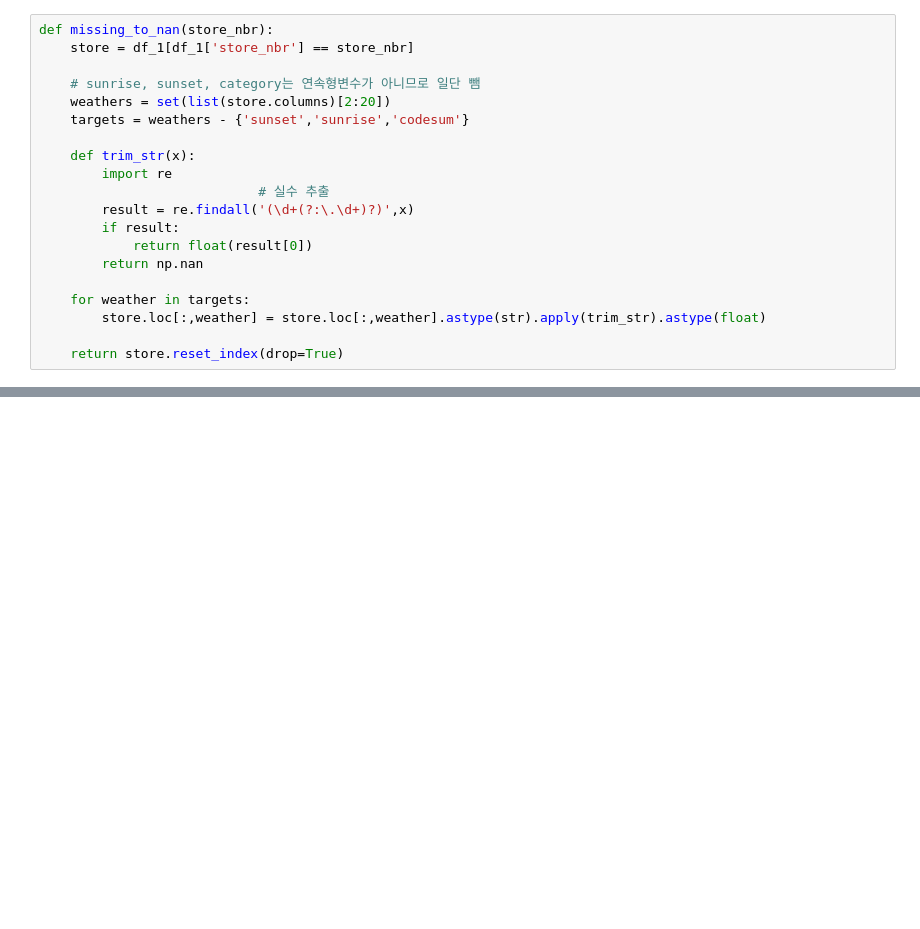
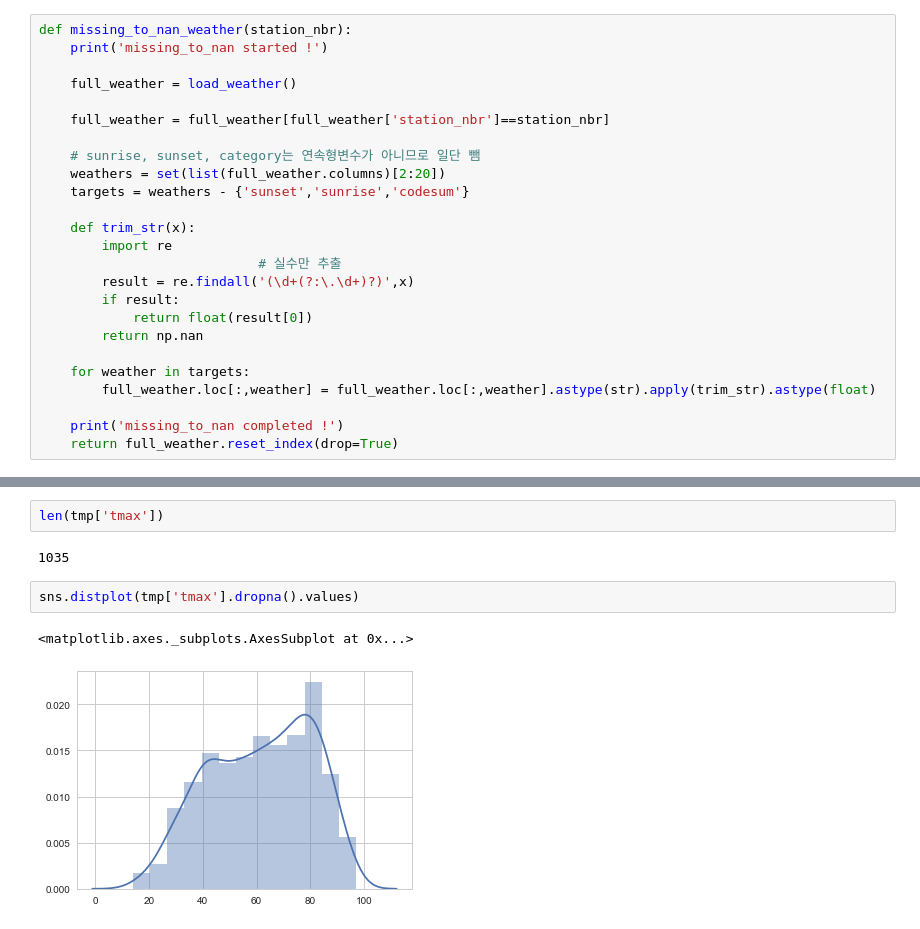
Before and after one commit to lucaseo/dss7-walmart-project, a Jupyter notebook: jw/fill_missing_by_mean.ipynb, the cells around one changed output, grey strips where cells are left out. Cells and saved outputs as stored; diff of their text form; blank space fills up the shorter version.

```diff
--- a/jw/fill_missing_by_mean.ipynb
+++ b/jw/fill_missing_by_mean.ipynb
@@ -5,21 +11,26 @@ pd.options.mode.chained_assignment = None
 # %%
-def missing_to_nan(store_nbr):
-    store = df_1[df_1['store_nbr'] == store_nbr]
+def missing_to_nan_weather(station_nbr):
+    print('missing_to_nan started !')
+
+    full_weather = load_weather()
+
+    full_weather = full_weather[full_weather['station_nbr']==station_nbr]
 
     # sunrise, sunset, category는 연속형변수가 아니므로 일단 뺌
-    weathers = set(list(store.columns)[2:20])
+    weathers = set(list(full_weather.columns)[2:20])
     targets = weathers - {'sunset','sunrise','codesum'}
 
     def trim_str(x):
         import re
-                            # 실수 추출
+                            # 실수만 추출
         result = re.findall('(\d+(?:\.\d+)?)',x)
         if result:
             return float(result[0])
         return np.nan
 
     for weather in targets:
-        store.loc[:,weather] = store.loc[:,weather].astype(str).apply(trim_str).astype(float)
+        full_weather.loc[:,weather] = full_weather.loc[:,weather].astype(str).apply(trim_str).astype(float)
 
-    return store.reset_index(drop=True)
+    print('missing_to_nan completed !')
+    return full_weather.reset_index(drop=True)
 # %%
@@ -89,0 +195,9 @@ how_many_missing(filled,'tmax')
+# %%
+len(tmp['tmax'])
+# %% [output]
+1035
+# %%
+sns.distplot(tmp['tmax'].dropna().values)
+# %% [output]
+<matplotlib.axes._subplots.AxesSubplot at 0x...>
+[figure, added]
```
Also changed, not shown: parts of 21 cells of this notebook, 2 other files.
